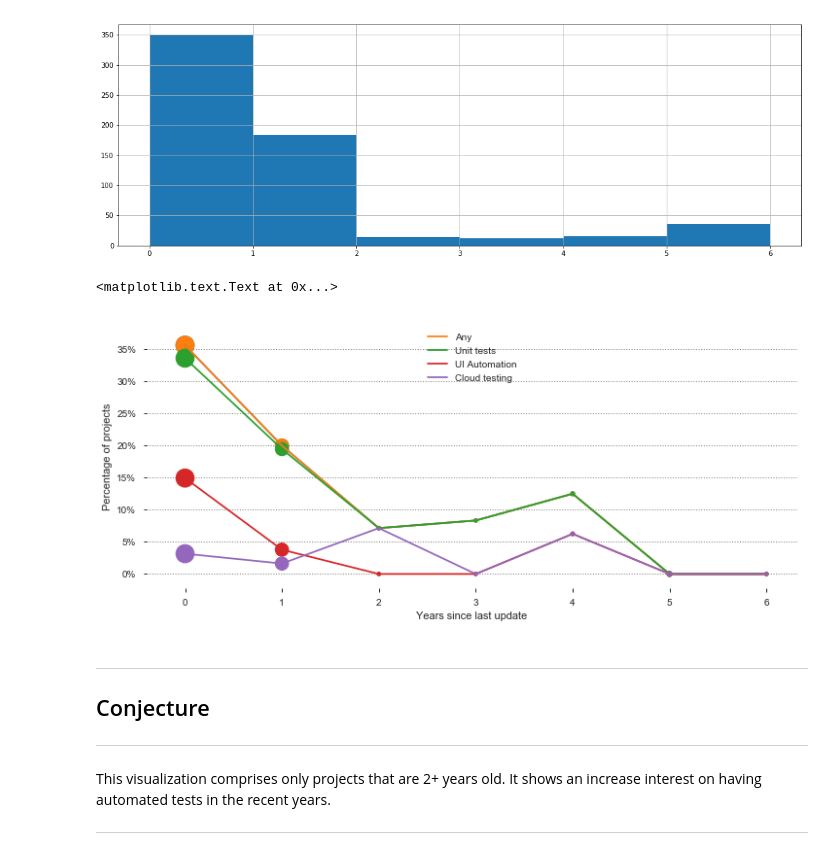
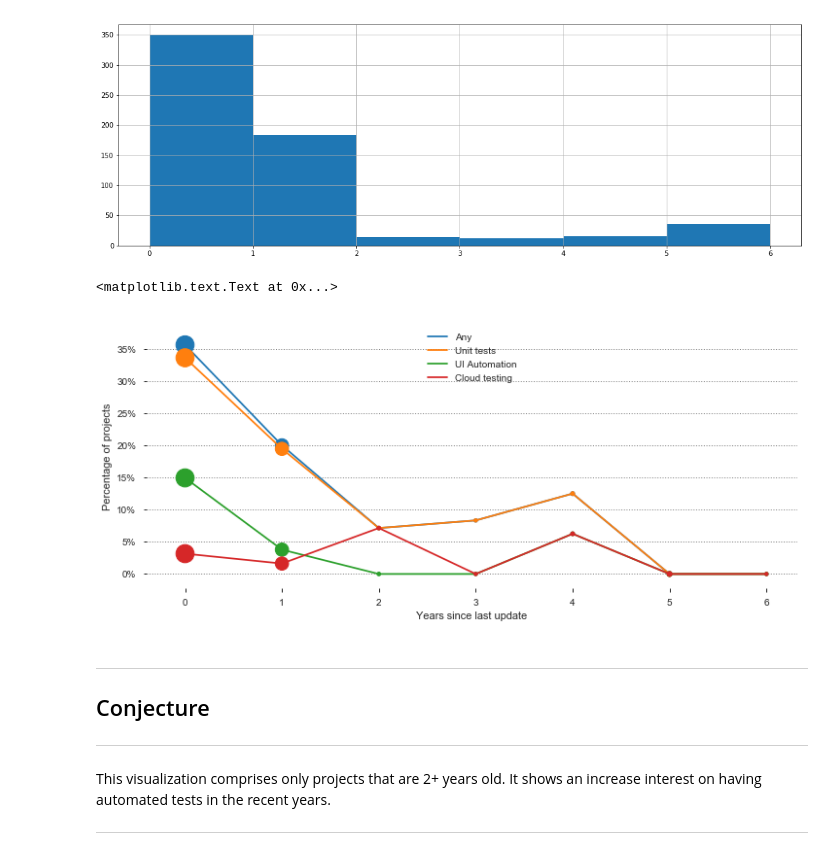
Before and after one commit to luiscruz/android_test_inspector, a Jupyter notebook: exploratory_analysis/1_ea.ipynb, the cells around one changed output. Saved outputs shown, nothing was run; the diff lists cells and outputs as text; code cells hidden in the pictures.

Commit message:
match colors in every graph

```diff
--- a/exploratory_analysis/1_ea.ipynb
+++ b/exploratory_analysis/1_ea.ipynb
@@ -152,6 +152,14 @@ mosaic(df, ["tests", "ci"])
 [figure]
 # %% [markdown]
 # Number of projects by framework
+# %%
+colors_dict = {
+    'any': 'C0',
+    'unit_test_frameworks': 'C1',
+    'ui_automation_frameworks': 'C2',
+    'cloud_test_services': 'C3',
+    'ci_services': 'C4',
+}
 # %%
 
 ax2.get_yticks()[2]/3
@@ -456,7 +465,7 @@ df_old['time_since_last_update_numeric'].hist(bins=6)
 # %%
 def tests_in_projects_by_time_of_update(df_projects, frameworks, label=None,
                                           title=None,
-                                          verbose=False, color=None):
+                                          verbose=False, zorder=None, color=None):
     portions = []
     n_projects_with_tests_history = []
     total_projects_history = []
@@ -475,8 +484,8 @@ def tests_in_projects_by_time_of_update(df_projects, frameworks, label=None,
             print("Age {}:".format(age))
             print("{} out of {} projects ({:.1%}).".format(n_projects_with_tests, total_projects, portion))
 
-    plt.plot(range(age_max), portions, label=label)
-    plt.scatter(range(age_max), portions, total_projects_history, marker='o', linewidth='1')
+    plt.plot(range(age_max), portions, label=label, zorder=zorder)
+    plt.scatter(range(age_max), portions, total_projects_history, marker='o', linewidth='1', zorder=zorder)
     ax = plt.gca()
     ax.spines['right'].set_visible(False)
     ax.spines['top'].set_visible(False)
@@ -487,22 +496,20 @@ def tests_in_projects_by_time_of_update(df_projects, frameworks, label=None,
     ax.set_ylabel("Percentage of projects")
     ax.yaxis.grid(linestyle='dotted', color='gray')
 
-
     if label:
         legend = ax.legend(loc='upper center', shadow=False)
     if title:
         plt.title(title)
 # %%
-tests_in_projects_by_time_of_update(df_old, unit_test_frameworks+ui_automation_frameworks+cloud_test_services)
-tests_in_projects_by_time_of_update(df_old, unit_test_frameworks+ui_automation_frameworks+cloud_test_services, label="Any")
-tests_in_projects_by_time_of_update(df_old, unit_test_frameworks, label="Unit tests")
-tests_in_projects_by_time_of_update(df_old, ui_automation_frameworks, label="UI Automation")
-tests_in_projects_by_time_of_update(df_old, cloud_test_services, label="Cloud testing")
+tests_in_projects_by_time_of_update(df_old, unit_test_frameworks+ui_automation_frameworks+cloud_test_services, label="Any", color=colors_dict['any'], zorder=1)
+tests_in_projects_by_time_of_update(df_old, unit_test_frameworks, label="Unit tests", color=colors_dict['unit_test_frameworks'], zorder=2)
+tests_in_projects_by_time_of_update(df_old, ui_automation_frameworks, label="UI Automation", color=colors_dict['ui_automation_frameworks'], zorder=3)
+tests_in_projects_by_time_of_update(df_old, cloud_test_services, label="Cloud testing", color=colors_dict['cloud_test_services'], zorder=4)
 ax = plt.gca()
 ax.set_xlabel("Years since last update")
 # %% [output]
 <matplotlib.text.Text at 0x...>
-[figure, old version]
+[figure, new version]
 # %% [markdown]
 ------
 ## Conjecture
```
Also changed, not shown: parts of 2 cells of this notebook, 2 other files.
